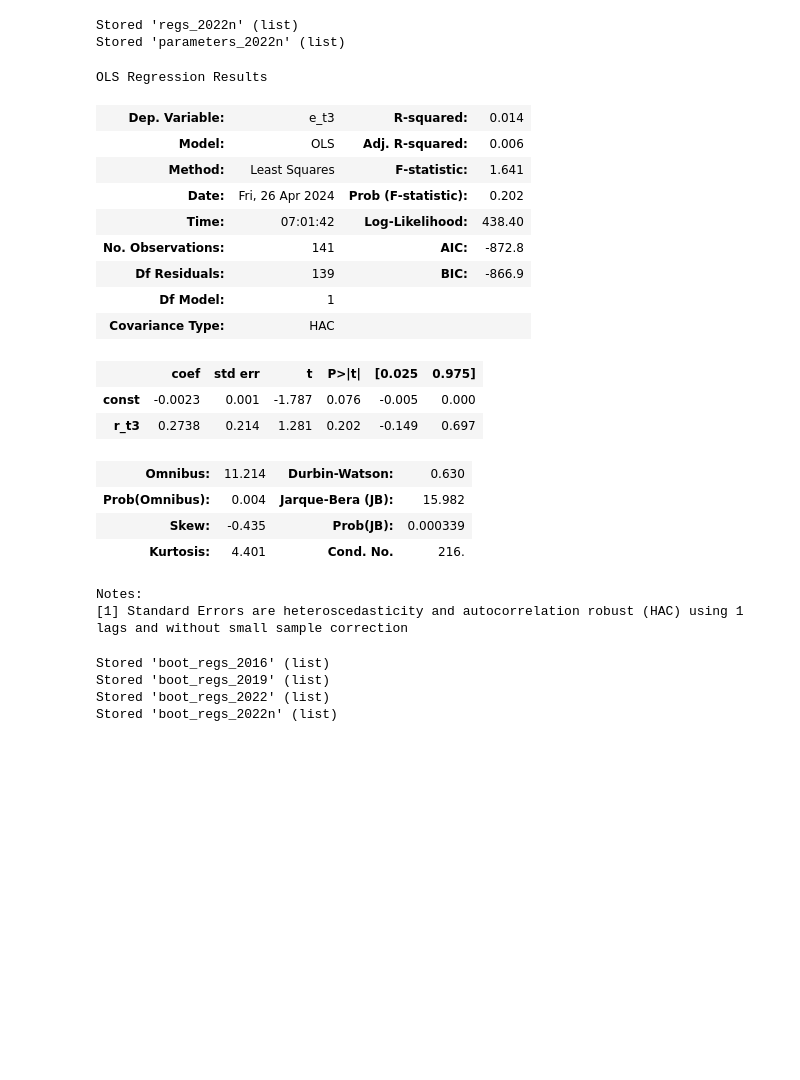
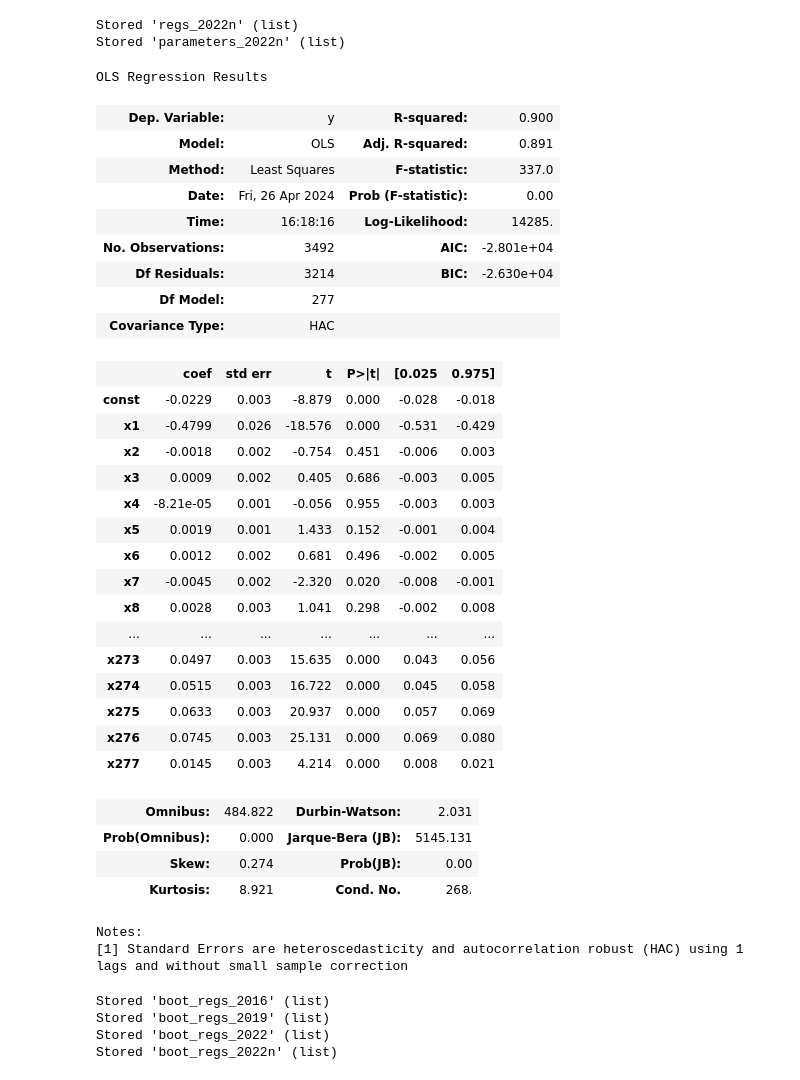
Before and after one commit to calvinmcelvain/expectation_replication, a Jupyter notebook: code/_003estimation.ipynb, the cells around one changed output. Drawn from its saved outputs; the diff is of its cells as text; code cells hidden in the pictures; blank space fills up the shorter version.

```diff
--- a/code/_003estimation.ipynb
+++ b/code/_003estimation.ipynb
@@ -147,25 +147,38 @@ Stored 'parameters_2022_nr' (list)
 Stored 'regs_2022n' (list)
 Stored 'parameters_2022n' (list)
 # %%
-regs_2016[0][3].summary()
+regs_2022_nr[3][3].summary()
 # %% [output]
 OLS Regression Results
-| Dep. Variable: | e_t3 | R-squared: | 0.014 |
-| Model: | OLS | Adj. R-squared: | 0.006 |
-| Method: | Least Squares | F-statistic: | 1.641 |
-| Date: | Fri, 26 Apr 2024 | Prob (F-statistic): | 0.202 |
-| Time: | 07:01:42 | Log-Likelihood: | 438.40 |
-| No. Observations: | 141 | AIC: | -872.8 |
-| Df Residuals: | 139 | BIC: | -866.9 |
-| Df Model: | 1 |  |  |
+| Dep. Variable: | y | R-squared: | 0.900 |
+| Model: | OLS | Adj. R-squared: | 0.891 |
+| Method: | Least Squares | F-statistic: | 337.0 |
+| Date: | Fri, 26 Apr 2024 | Prob (F-statistic): | 0.00 |
+| Time: | 16:18:16 | Log-Likelihood: | 14285. |
+| No. Observations: | 3492 | AIC: | -2.801e+04 |
+| Df Residuals: | 3214 | BIC: | -2.630e+04 |
+| Df Model: | 277 |  |  |
 | Covariance Type: | HAC |  |  |
 |  | coef | std err | t | P>|t| | [0.025 | 0.975] |
-| const | -0.0023 | 0.001 | -1.787 | 0.076 | -0.005 | 0.000 |
-| r_t3 | 0.2738 | 0.214 | 1.281 | 0.202 | -0.149 | 0.697 |
+| const | -0.0229 | 0.003 | -8.879 | 0.000 | -0.028 | -0.018 |
+| x1 | -0.4799 | 0.026 | -18.576 | 0.000 | -0.531 | -0.429 |
+| x2 | -0.0018 | 0.002 | -0.754 | 0.451 | -0.006 | 0.003 |
+| x3 | 0.0009 | 0.002 | 0.405 | 0.686 | -0.003 | 0.005 |
+| x4 | -8.21e-05 | 0.001 | -0.056 | 0.955 | -0.003 | 0.003 |
+| x5 | 0.0019 | 0.001 | 1.433 | 0.152 | -0.001 | 0.004 |
+| x6 | 0.0012 | 0.002 | 0.681 | 0.496 | -0.002 | 0.005 |
+| x7 | -0.0045 | 0.002 | -2.320 | 0.020 | -0.008 | -0.001 |
+| x8 | 0.0028 | 0.003 | 1.041 | 0.298 | -0.002 | 0.008 |
+| ... | ... | ... | ... | ... | ... | ... |
+| x273 | 0.0497 | 0.003 | 15.635 | 0.000 | 0.043 | 0.056 |
+| x274 | 0.0515 | 0.003 | 16.722 | 0.000 | 0.045 | 0.058 |
+| x275 | 0.0633 | 0.003 | 20.937 | 0.000 | 0.057 | 0.069 |
+| x276 | 0.0745 | 0.003 | 25.131 | 0.000 | 0.069 | 0.080 |
+| x277 | 0.0145 | 0.003 | 4.214 | 0.000 | 0.008 | 0.021 |
-| Omnibus: | 11.214 | Durbin-Watson: | 0.630 |
-| Prob(Omnibus): | 0.004 | Jarque-Bera (JB): | 15.982 |
-| Skew: | -0.435 | Prob(JB): | 0.000339 |
-| Kurtosis: | 4.401 | Cond. No. | 216. |
+| Omnibus: | 484.822 | Durbin-Watson: | 2.031 |
+| Prob(Omnibus): | 0.000 | Jarque-Bera (JB): | 5145.131 |
+| Skew: | 0.274 | Prob(JB): | 0.00 |
+| Kurtosis: | 8.921 | Cond. No. | 268. |
 Notes:
 [1] Standard Errors are heteroscedasticity and autocorrelation robust (HAC) using 1 lags and without small sample correction
 # %%
```
Also changed, not shown: 8 other files.
